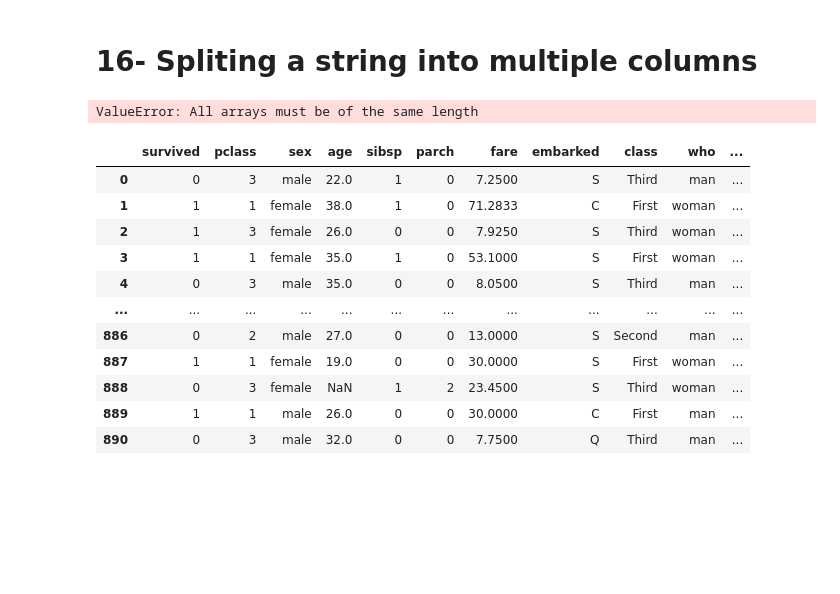
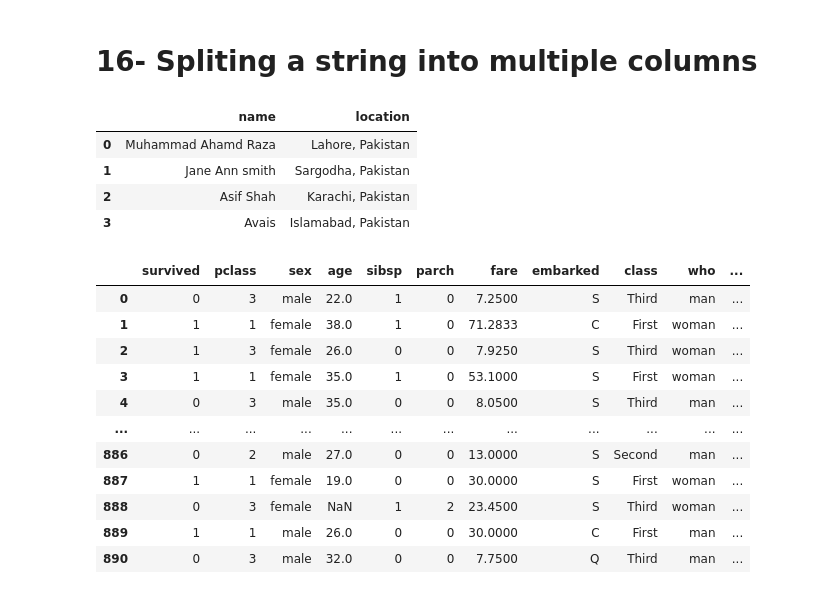
Before and after one commit to jawadraza512/pythonKaChilla22, a Jupyter notebook: 02_pandas/pandas_tips_and_tricls/pandas_tips_and_tricks.ipynb, the cells around one changed output. Cells and saved outputs as stored; diff of their text form; code cells hidden in the pictures; blank space fills up the shorter version.

```diff
--- a/02_pandas/pandas_tips_and_tricls/pandas_tips_and_tricks.ipynb
+++ b/02_pandas/pandas_tips_and_tricls/pandas_tips_and_tricks.ipynb
@@ -552,13 +552,17 @@ df[df.who.isin(count.nlargest(3).index)].head()
 # %%
 # import libraries
 import pandas as pd
 
 df = pd.DataFrame({'name':['Muhammad Ahamd Raza', 'Jane Ann smith', 'Asif Shah', 'Avais'],
-                   'location':['Lahore, Pakistan', 'Sargodha, Pakistan', 'Karachi, Pakistan']})
+                   'location':['Lahore, Pakistan', 'Sargodha, Pakistan', 'Karachi, Pakistan', 'Islamabad, Pakistan']})
 
 df
 # %% [output]
-ValueError: All arrays must be of the same length
+|  | name | location |
+| 0 | Muhammad Ahamd Raza | Lahore, Pakistan |
+| 1 | Jane Ann smith | Sargodha, Pakistan |
+| 2 | Asif Shah | Karachi, Pakistan |
+| 3 | Avais | Islamabad, Pakistan |
 # %%
 df
 # %% [output]
```
